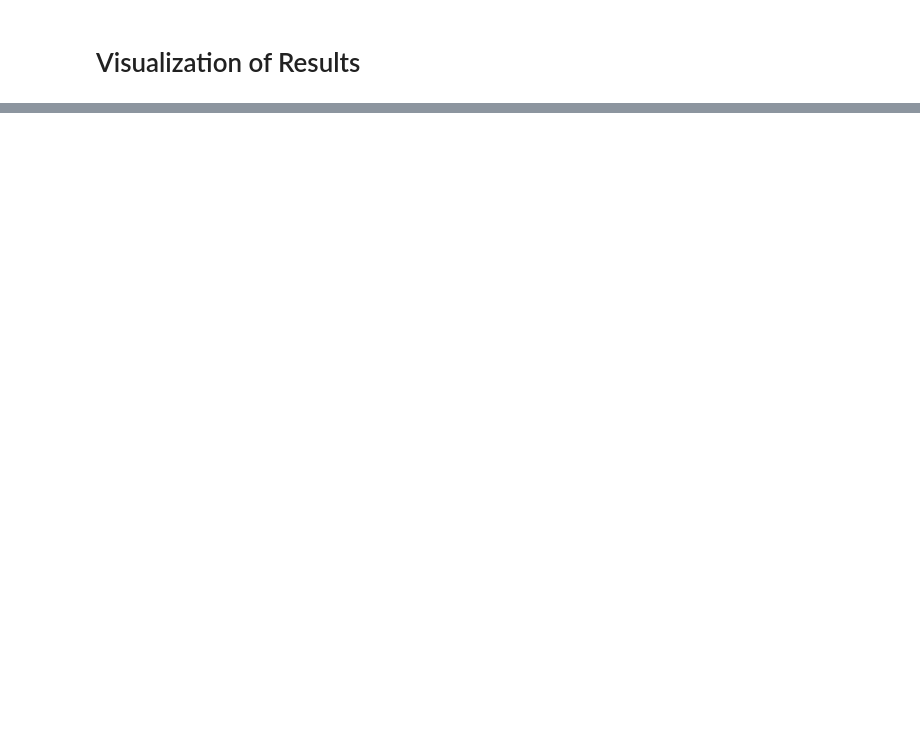
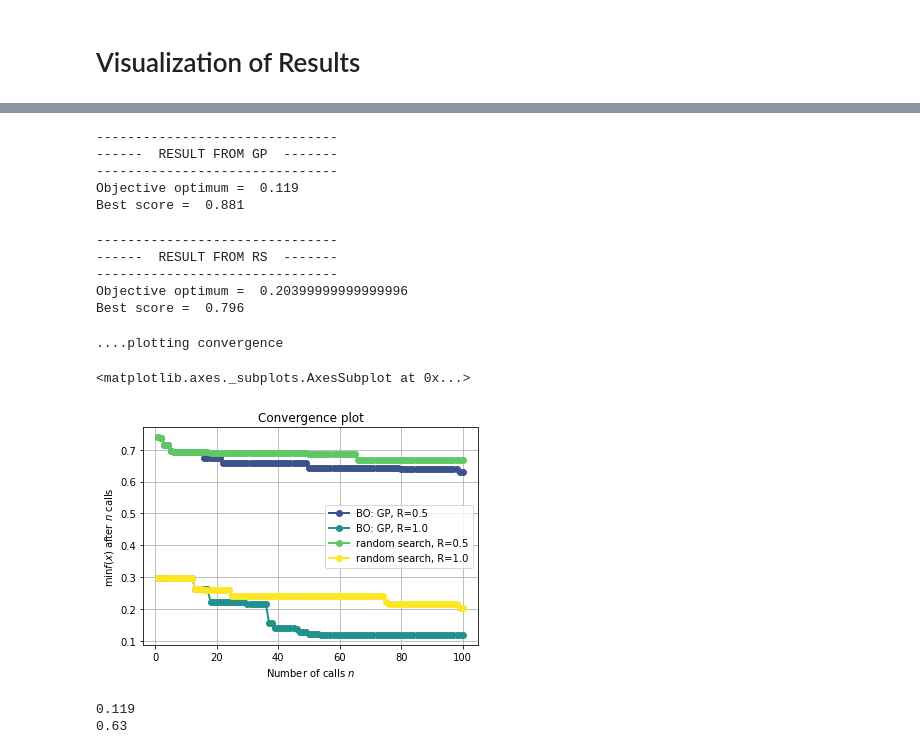
Before and after one commit to cfteach/AI4NP_detector_opt, a Jupyter notebook: sol1/driver_bo.ipynb, the cells around one changed output, grey strips where cells are left out. Cells and saved outputs as stored; diff of their text form; code cells hidden in the pictures; blank space fills up the shorter version.

```diff
--- a/sol1/driver_bo.ipynb
+++ b/sol1/driver_bo.ipynb
@@ -258,7 +259,7 @@ Best score =  0.827
 ### Random Search
 # %%
 res_rand = dummy_minimize(
-    func=objective,  # the function to minimize
+    func=obj_fun.objective,  # the function to minimize
     dimensions=dims,  # the bounds on each dimension of x
     n_calls= ncalls,  # the number of evaluations of f
     random_state=rand_st,  # the random seed
@@ -295,0 +303,60 @@ _ = plot_objective(res_gp,dimensions=list_str)
+# %%
+R, pitch = 1.0, 4.0 #to update final plot of optimal geometry
+
+obj_fun.update_pars(R, pitch)
+# %%
+res_gp_largeR = gp_minimize(
+    func=obj_fun.objective,  # the function to minimize
+    dimensions=dims,  # the bounds on each dimension of x
+    acq_func="gp_hedge", #"gp_hedge",  # the acquisition function EI
+    n_calls= ncalls,  # the number of evaluations of f
+    n_random_starts=15,  # the number of random initialization points
+    random_state=rand_st,  # the random seed, use same for reproducibility
+    verbose=False)
+
+print("-------------------------------")
+print("------  RESULT FROM GP  -------")
+print("-------------------------------")
+
+print("Objective optimum = ", res_gp_largeR.fun)
+print("Best score = ", 1-res_gp_largeR.fun)
+# %% [output]
+-------------------------------
+------  RESULT FROM GP  -------
+-------------------------------
+Objective optimum =  0.119
+Best score =  0.881
+# %%
+res_rand_largeR = dummy_minimize(
+    func=obj_fun.objective,  # the function to minimize
+    dimensions=dims,  # the bounds on each dimension of x
+    n_calls= ncalls,  # the number of evaluations of f
+    random_state=rand_st,  # the random seed
+    verbose=False)
+
+print("-------------------------------")
+print("------  RESULT FROM RS  -------")
+print("-------------------------------")
+
+print("Objective optimum = ", res_rand_largeR.fun)
+print("Best score = ", 1-res_rand_largeR.fun)
+# %% [output]
+-------------------------------
+------  RESULT FROM RS  -------
+-------------------------------
+Objective optimum =  0.20399999999999996
+Best score =  0.796
+# %%
+print("....plotting convergence")
+from skopt.plots import plot_convergence
+plot_convergence(("BO: GP, R=0.5", res_gp),("BO: GP, R=1.0", res_gp_largeR),("random search, R=0.5", res_rand),("random search, R=1.0", res_rand_largeR))
+# %% [output]
+....plotting convergence
+<matplotlib.axes._subplots.AxesSubplot at 0x...>
+[figure, added]
+# %%
+print(res_gp_largeR.fun)
+print(res_gp.fun)
+# %% [output]
+0.119
+0.63
```
Also changed, not shown: parts of 17 cells of this notebook.
